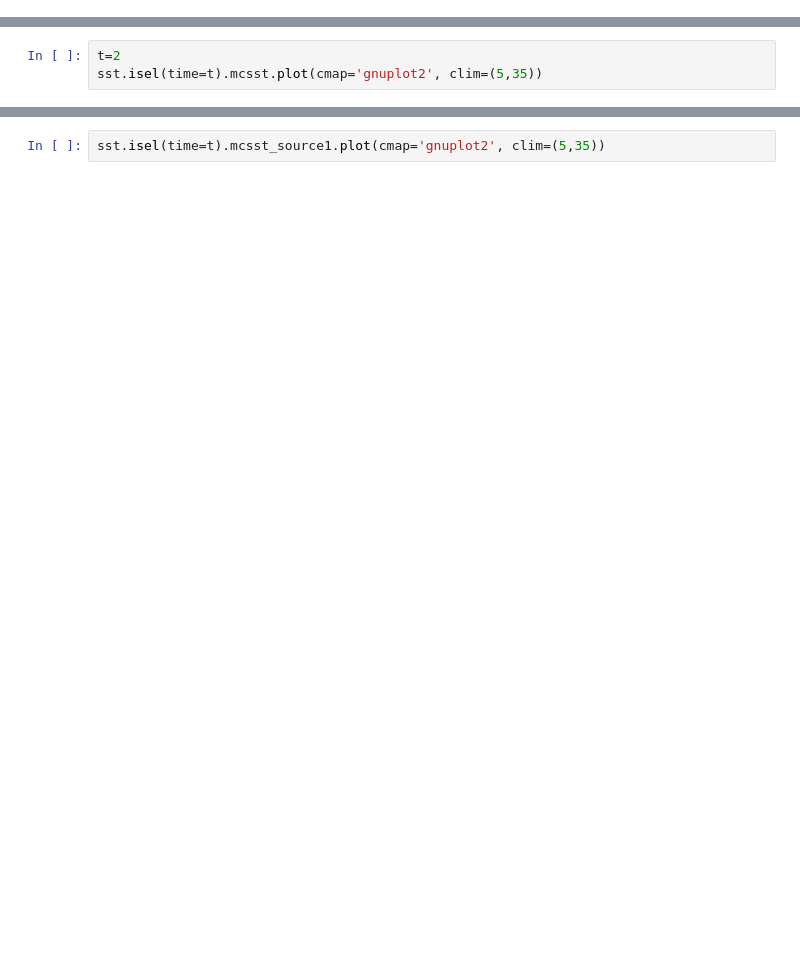
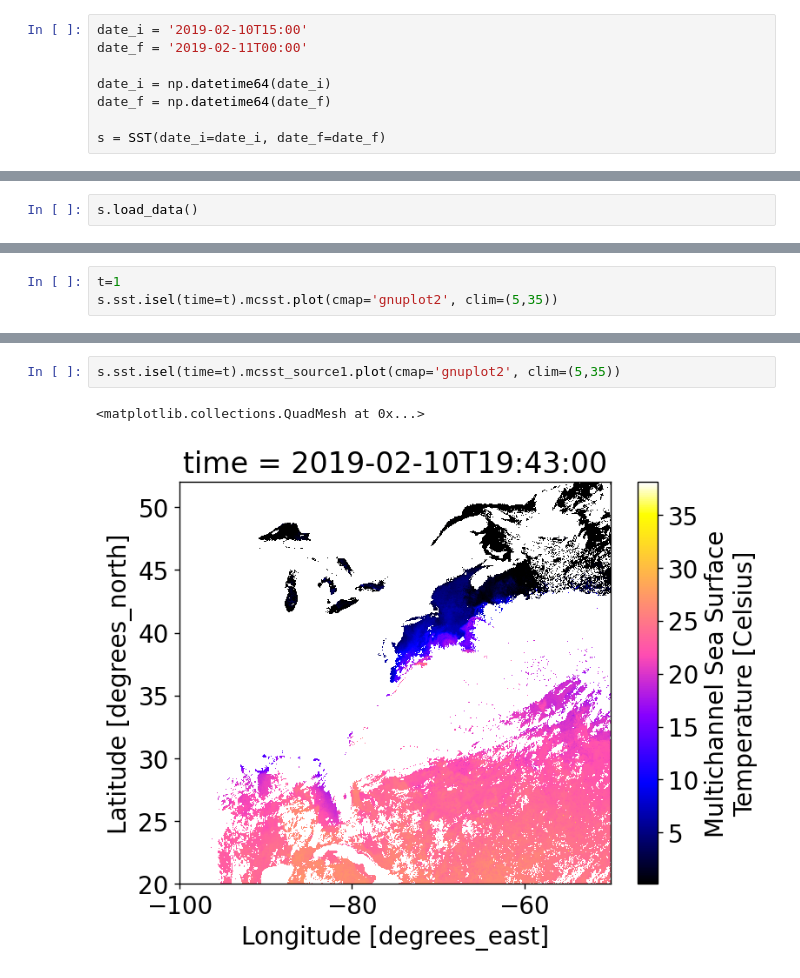
Before and after one commit to Gilaverbuch/py_sst, a Jupyter notebook: SST.ipynb, the cells around one changed output, grey strips where cells are left out. Saved outputs shown, nothing was run; the diff lists cells and outputs as text; blank space fills up the shorter version.

```diff
--- a/SST.ipynb
+++ b/SST.ipynb
@@ -29,0 +26,8 @@ sst
+# %%
+date_i = '2019-02-10T15:00'
+date_f = '2019-02-11T00:00'
+
+date_i = np.datetime64(date_i)
+date_f = np.datetime64(date_f)
+
+s = SST(date_i=date_i, date_f=date_f)
@@ -29,0 +38,2 @@ sst
+# %%
+s.load_data()
@@ -30,3 +88,3 @@ sst
 # %%
-t=2
-sst.isel(time=t).mcsst.plot(cmap='gnuplot2', clim=(5,35))
+t=1
+s.sst.isel(time=t).mcsst.plot(cmap='gnuplot2', clim=(5,35))
@@ -33,3 +94,6 @@ sst.isel(time=t).mcsst.plot(cmap='gnuplot2', clim=(5,35))
 # %%
-sst.isel(time=t).mcsst_source1.plot(cmap='gnuplot2', clim=(5,35))
+s.sst.isel(time=t).mcsst_source1.plot(cmap='gnuplot2', clim=(5,35))
+# %% [output]
+<matplotlib.collections.QuadMesh at 0x...>
+[figure, added]
 # %%
```
Also changed, not shown: parts of 12 cells of this notebook, 1 other file.
